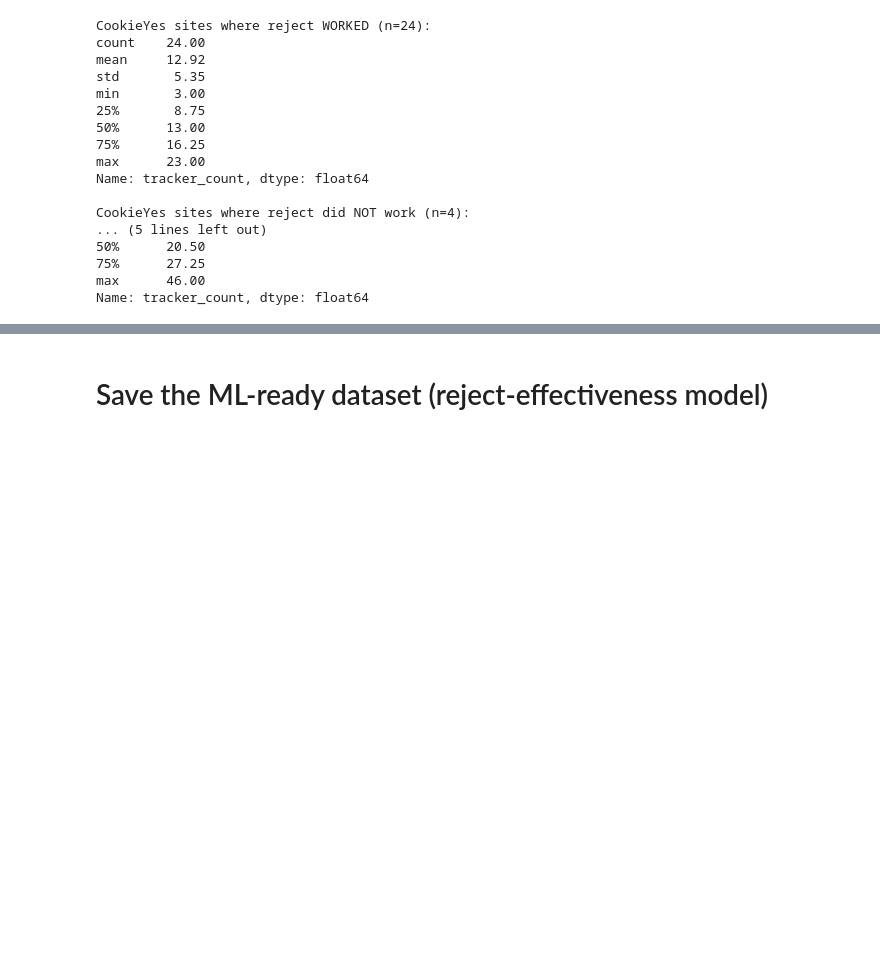
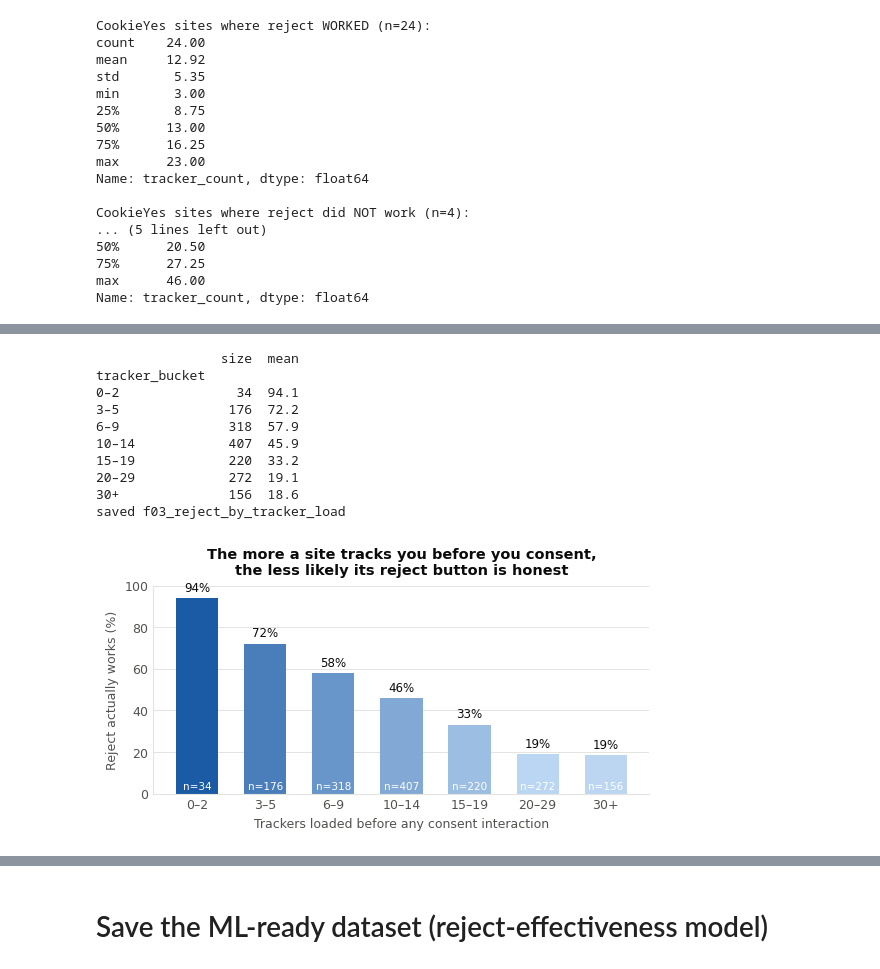
Before and after one commit to mhananem/privacy-compliance-project, a Jupyter notebook: notebooks/04_eda_reject_effectiveness.ipynb, the cells around one changed output, grey strips where cells are left out. Saved outputs shown, nothing was run; the diff lists cells and outputs as text; code cells hidden in the pictures; blank space fills up the shorter version.

```diff
--- a/notebooks/04_eda_reject_effectiveness.ipynb
+++ b/notebooks/04_eda_reject_effectiveness.ipynb
@@ -318,0 +433,37 @@ Name: tracker_count, dtype: float64
+# %%
+edges = [0, 3, 6, 10, 15, 20, 30, 10_000]
+names = ['0–2', '3–5', '6–9', '10–14', '15–19', '20–29', '30+']
+
+df_model['tracker_bucket'] = pd.cut(df_model['tracker_count'], bins=edges,
+                                    labels=names, right=False)
+g = df_model.groupby('tracker_bucket', observed=True)['reject_works'].agg(['size', 'mean'])
+g['mean'] *= 100
+print(g.round(1))
+
+fig, ax = plt.subplots(figsize=(6.4, 2.7))
+shade = (g['mean'] - g['mean'].min()) / max(g['mean'].max() - g['mean'].min(), 1e-9)
+bars = ax.bar(range(len(g)), g['mean'], width=.62, color=[RAMP(v) for v in shade])
+label_v(ax, bars, g['mean'].values, '{:.0f}%')
+
+for i, n in enumerate(g['size']):
+    ax.text(i, 2, f'n={int(n)}', ha='center', fontsize=7.5, color='white')
+
+ax.set_xticks(range(len(g))); ax.set_xticklabels(g.index)
+ax.set_ylim(0, 100)
+ax.set_xlabel('Trackers loaded before any consent interaction')
+ax.set_ylabel('Reject actually works (%)')
+ax.set_title('The more a site tracks you before you consent,\nthe less likely its reject button is honest', pad=8)
+style(ax, ygrid=True)
+save(fig, 'f03_reject_by_tracker_load')
+# %% [output]
+                size  mean
+tracker_bucket
+0–2               34  94.1
+3–5              176  72.2
+6–9              318  57.9
+10–14            407  45.9
+15–19            220  33.2
+20–29            272  19.1
+30+              156  18.6
+saved f03_reject_by_tracker_load
+[figure, added]
```
Also changed, not shown: parts of 29 cells of this notebook, 40 other files.
